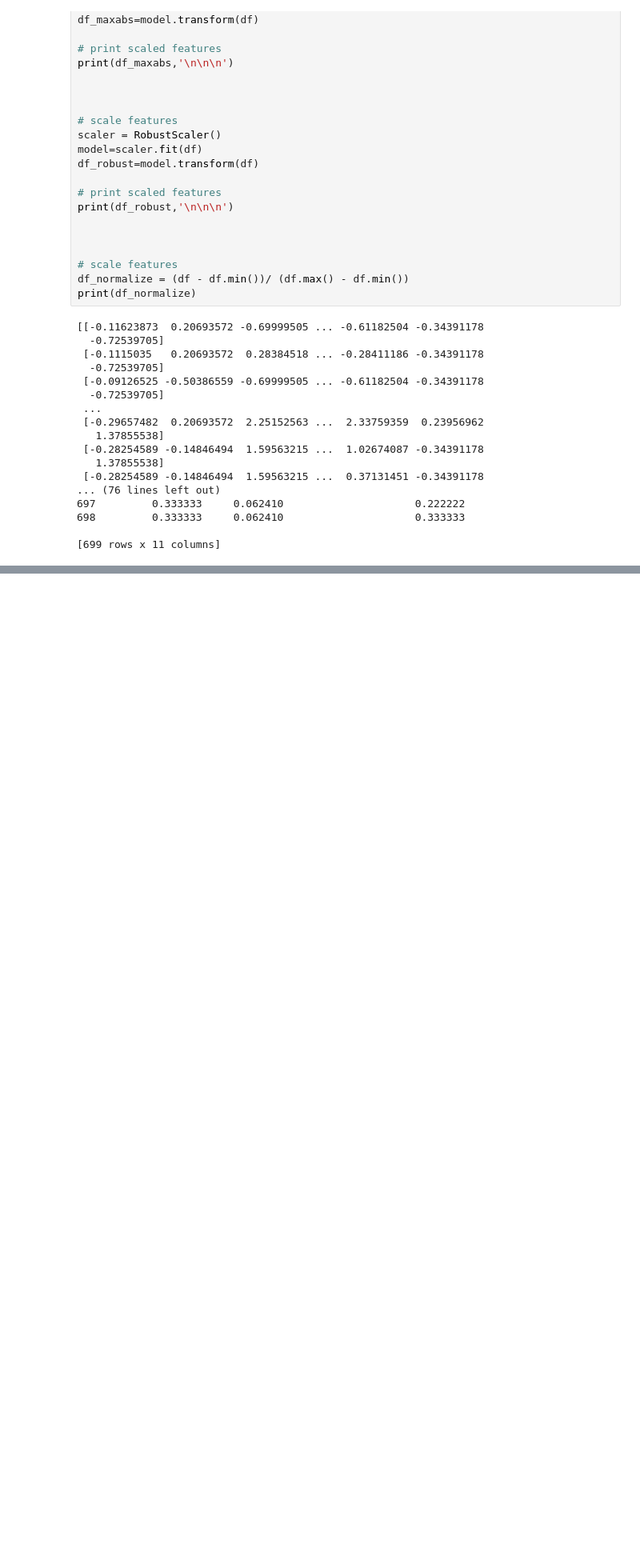
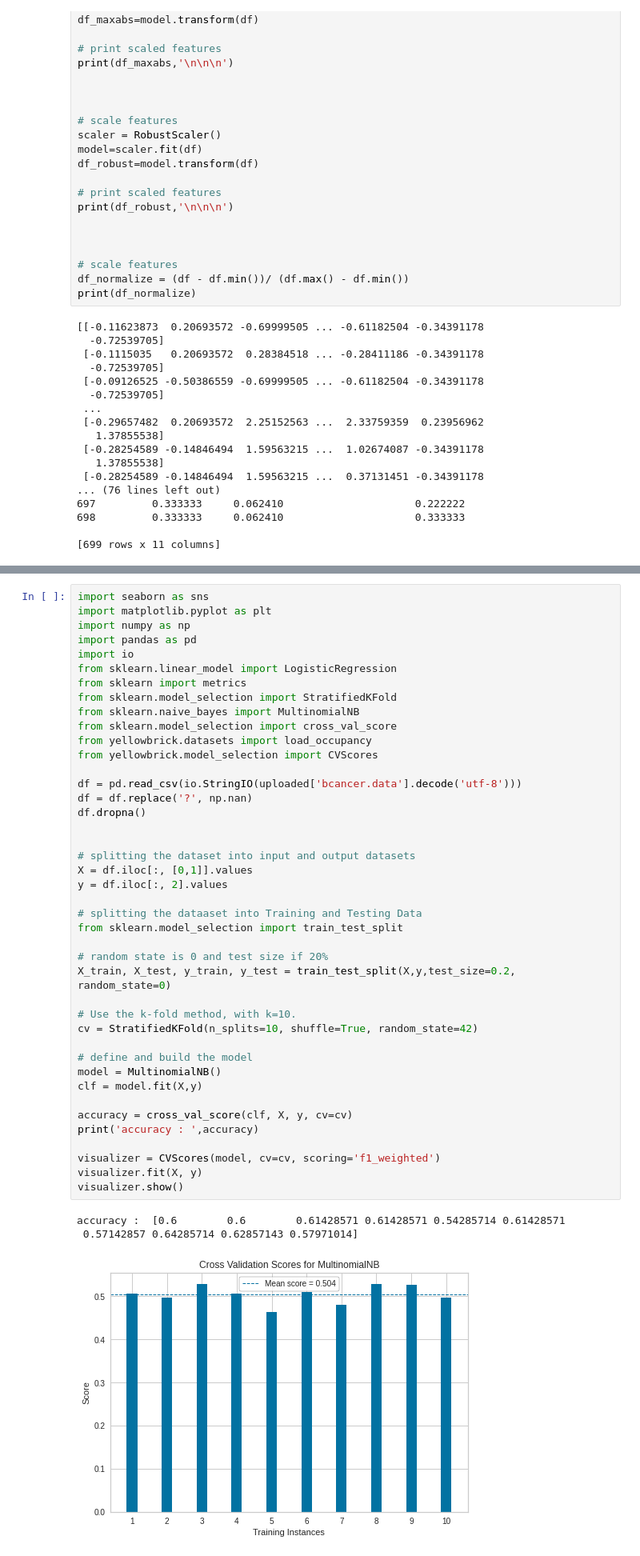
Before and after one commit to champsleague/MachineLearning_Projects, a Jupyter notebook: ML_phw1.ipynb, the cells around one changed output, grey strips where cells are left out. Shown at 80% size. Cells and saved outputs as stored; diff of their text form; blank space fills up the shorter version.

```diff
--- a/ML_phw1.ipynb
+++ b/ML_phw1.ipynb
@@ -242,0 +251,46 @@ print(confusion_mat)
+# %%
+import seaborn as sns
+import matplotlib.pyplot as plt
+import numpy as np
+import pandas as pd
+import io
+from sklearn.linear_model import LogisticRegression
+from sklearn import metrics
+from sklearn.model_selection import StratifiedKFold
+from sklearn.naive_bayes import MultinomialNB
+from sklearn.model_selection import cross_val_score
+from yellowbrick.datasets import load_occupancy
+from yellowbrick.model_selection import CVScores
+
+df = pd.read_csv(io.StringIO(uploaded['bcancer.data'].decode('utf-8')))
+df = df.replace('?', np.nan)
+df.dropna()
+
+
+# splitting the dataset into input and output datasets
+X = df.iloc[:, [0,1]].values
+y = df.iloc[:, 2].values
+
+# splitting the dataaset into Training and Testing Data
+from sklearn.model_selection import train_test_split
+
+# random state is 0 and test size if 20%
+X_train, X_test, y_train, y_test = train_test_split(X,y,test_size=0.2, random_state=0)
+
+# Use the k-fold method, with k=10.
+cv = StratifiedKFold(n_splits=10, shuffle=True, random_state=42)
+
+# define and build the model
+model = MultinomialNB()
+clf = model.fit(X,y)
+
+accuracy = cross_val_score(clf, X, y, cv=cv)
+print('accuracy : ',accuracy)
+
+visualizer = CVScores(model, cv=cv, scoring='f1_weighted')
+visualizer.fit(X, y)
+visualizer.show()
+# %% [output]
+accuracy :  [0.6        0.6        0.61428571 0.61428571 0.54285714 0.61428571
+ 0.57142857 0.64285714 0.62857143 0.57971014]
+[figure, added]
```
Also changed, not shown: parts of 5 cells of this notebook.
